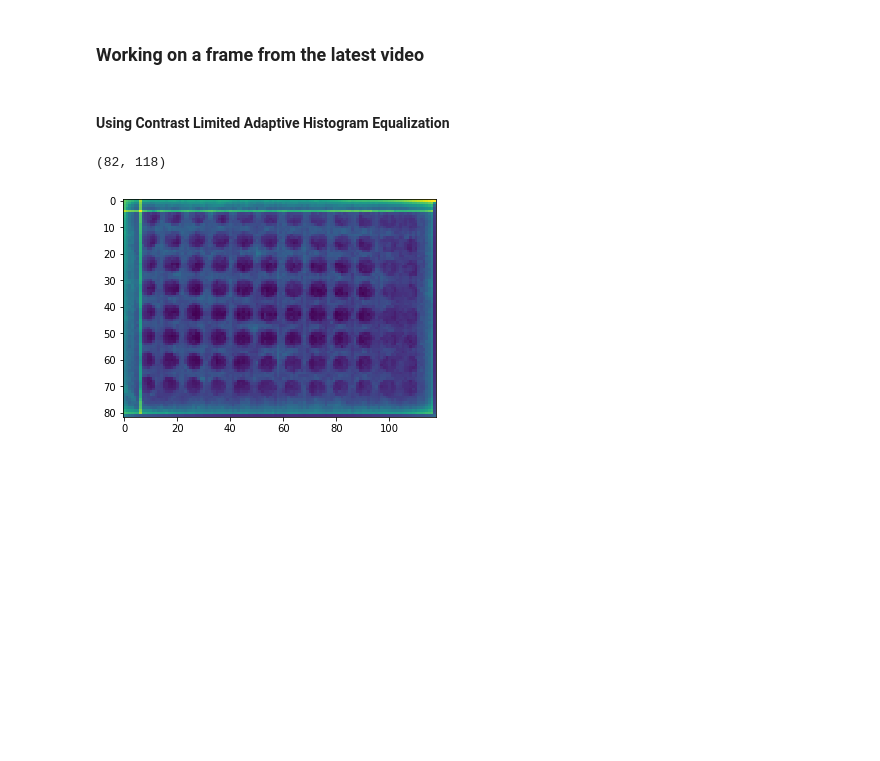
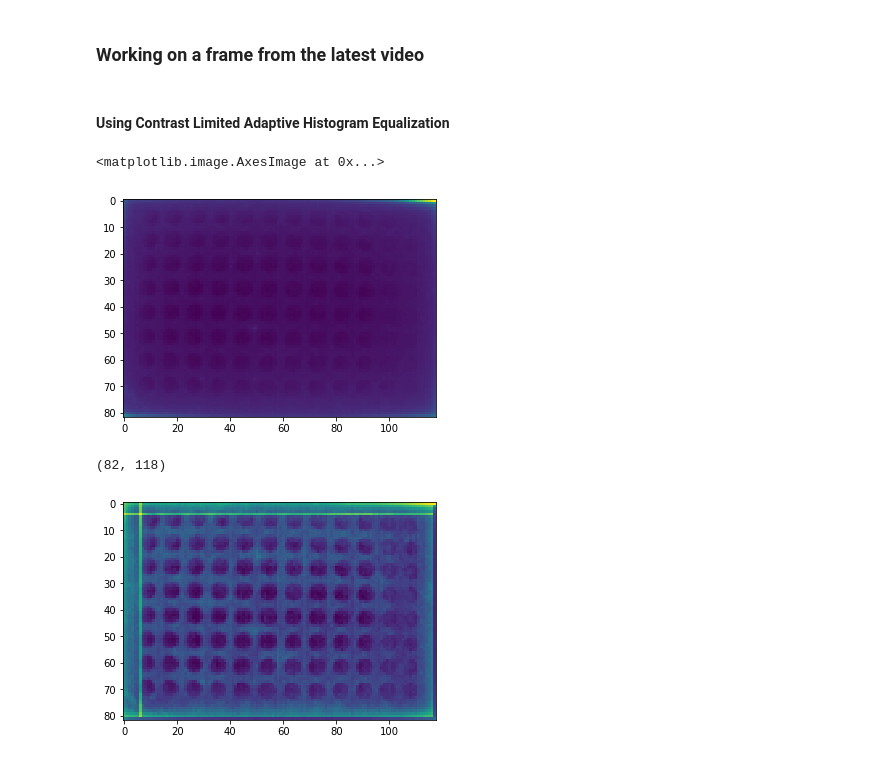
Before and after one commit to jrodguez/musical-robot, a Jupyter notebook: examples/ORB.ipynb, the cells around one changed output. Drawn from its saved outputs; the diff is of its cells as text; code cells hidden in the pictures; blank space fills up the shorter version.

```diff
--- a/examples/ORB.ipynb
+++ b/examples/ORB.ipynb
@@ -83,6 +73,11 @@ plt.imshow(labeled_wells)
 ### Working on a frame from the latest video
 # %% [markdown]
 #### Using Contrast Limited Adaptive Histogram Equalization
+# %%
+plt.imshow(img2)
+# %% [output]
+<matplotlib.image.AxesImage at 0x...>
+[figure, added]
 # %%
 from skimage.exposure import equalize_adapthist
 img2 = frames[200][16:98,20:138]
```
Also changed, not shown: parts of 35 cells of this notebook.
